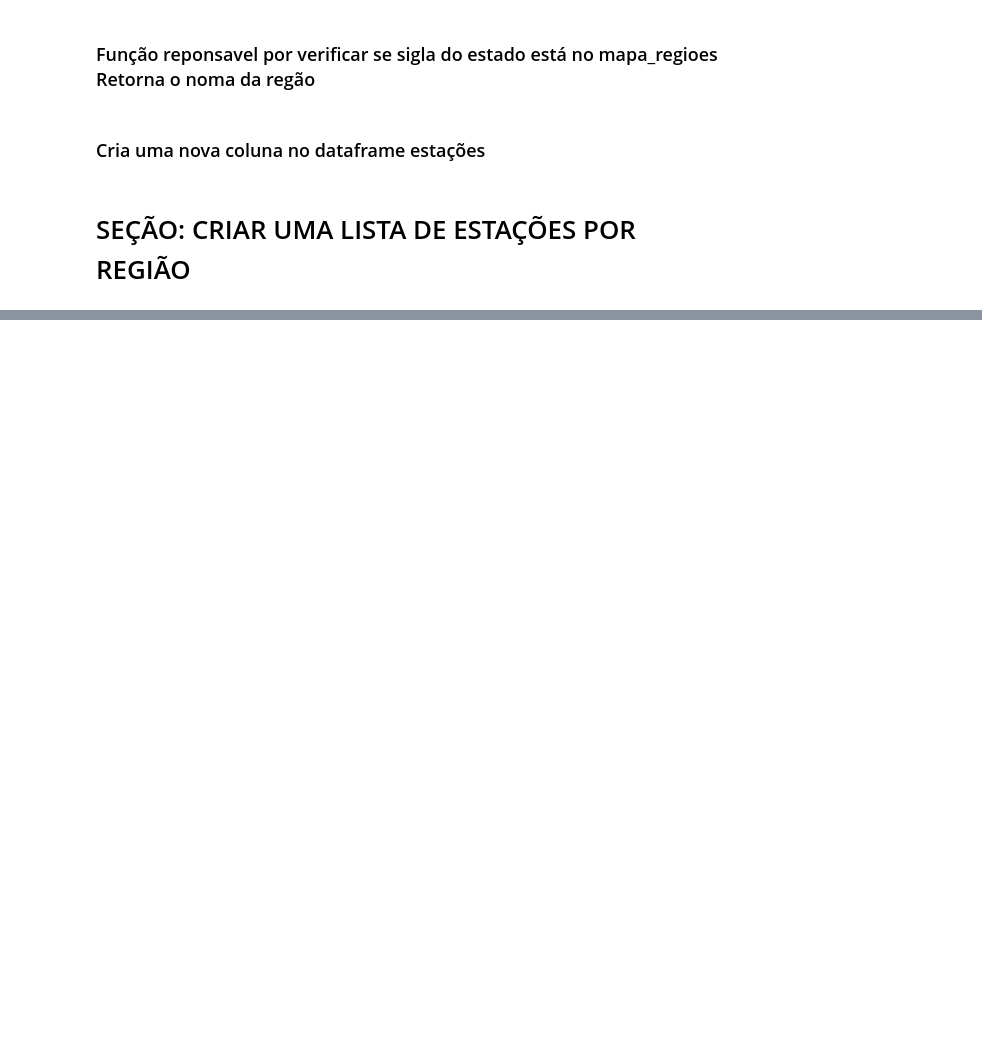
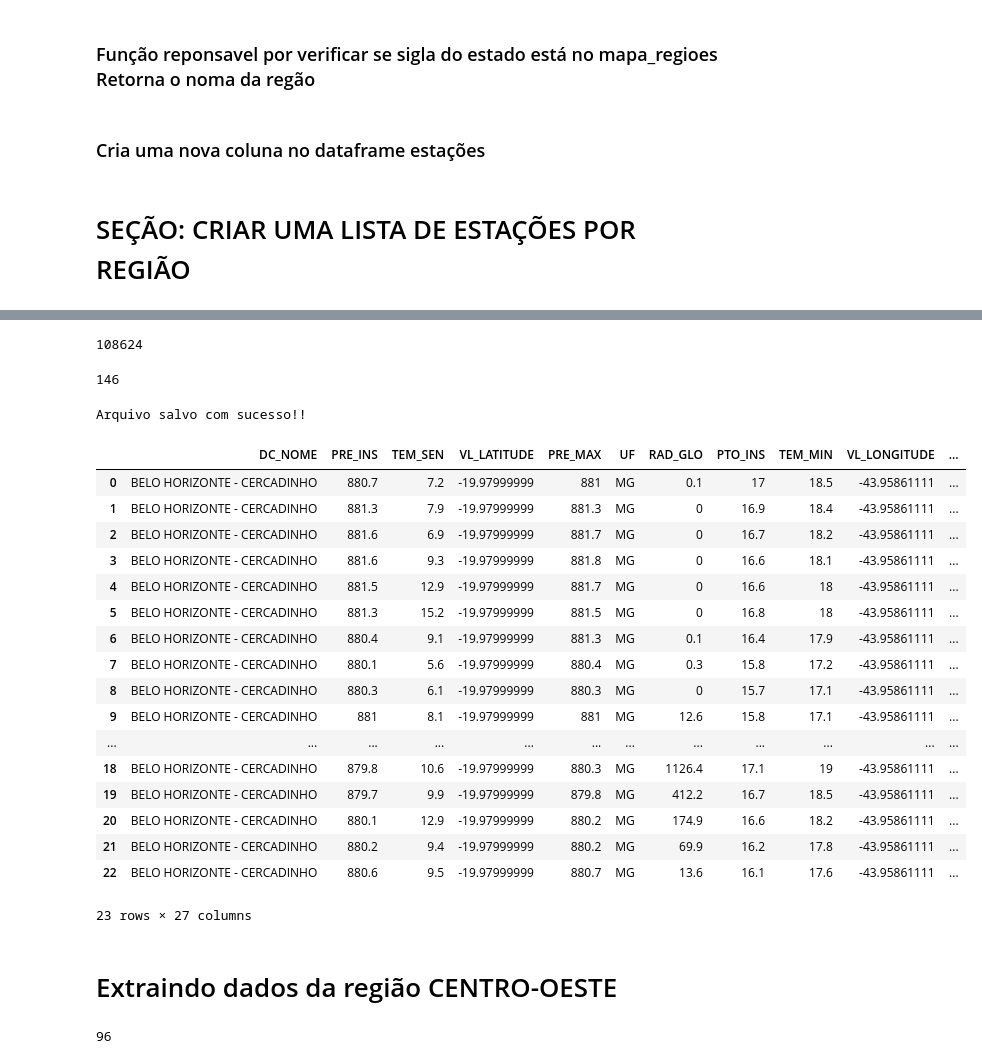
Before and after one commit to rodrigommar/project-sun-rad, a Jupyter notebook: notebook/explorar_arquivo_data_processed_all_stations.ipynb, the cells around one changed output, grey strips where cells are left out. Saved outputs shown, nothing was run; the diff lists cells and outputs as text; code cells hidden in the pictures; blank space fills up the shorter version.

Commit message:
Update - atualizando funções de manipulação de dados horarios de estações

```diff
--- a/notebook/explorar_arquivo_data_processed_all_stations.ipynb
+++ b/notebook/explorar_arquivo_data_processed_all_stations.ipynb
@@ -63,4 +65,5 @@ def cria_coluna_regiao_no_datafrma(df):
 # %% [markdown]
 # SEÇÃO: CRIAR UMA LISTA DE ESTAÇÕES POR REGIÃO
 # %%
-df [['REGIAO','SG_ESTADO', 'DC_NOME', 'CD_ESTACAO']]  [df['REGIAO'] == 'SUL'  ].sort_values('CD_ESTACAO', ascending=False)
+# df_only_automaticas = df [['REGIAO','SG_ESTADO', 'DC_NOME', 'CD_ESTACAO', 'TP_ESTACAO']]  [df['TP_ESTACAO'] == 'Automatica'  ].sort_values('CD_ESTACAO', ascending=False)
+df_only_automaticas = df [['REGIAO', 'CD_ESTACAO', 'TP_ESTACAO']]  [df['TP_ESTACAO'] == 'Automatica'  ].sort_values('CD_ESTACAO', ascending=False)
@@ -204,0 +314,6 @@ list
+# %%
+connect = ConnectAPI()
+
+start_date = '2024-01-01'
+lista_de_estacoes = connect.get_lista_estacoes_por_regiao('SUDESTE')
+dados = connect.get_data_hour_of_api_per_region(start_date, lista_de_estacoes)
@@ -204,0 +338,49 @@ list
+# %%
+# qtd de documentos na região sudeste
+len(dados)
+# %% [output]
+108624
+# %%
+lista_de_estacoes = connect.get_lista_estacoes_por_regiao('SUDESTE')
+len(lista_de_estacoes)
+# %% [output]
+146
+# %%
+json_str = json.dumps(dados, default=str)
+
+with open('../data/data_raw_sudeste_january_2024.json', 'w') as file:
+    file.write(json_str)
+
+print('Arquivo salvo com sucesso!!')
+# %% [output]
+Arquivo salvo com sucesso!!
+# %%
+df = pd.DataFrame(dados)
+# %%
+df.head(23)
+# %% [output]
+|  | DC_NOME | PRE_INS | TEM_SEN | VL_LATITUDE | PRE_MAX | UF | RAD_GLO | PTO_INS | TEM_MIN | VL_LONGITUDE | ... |
+| 0 | BELO HORIZONTE - CERCADINHO | 880.7 | 7.2 | -19.97999999 | 881 | MG | 0.1 | 17 | 18.5 | -43.95861111 | ... |
+| 1 | BELO HORIZONTE - CERCADINHO | 881.3 | 7.9 | -19.97999999 | 881.3 | MG | 0 | 16.9 | 18.4 | -43.95861111 | ... |
+| 2 | BELO HORIZONTE - CERCADINHO | 881.6 | 6.9 | -19.97999999 | 881.7 | MG | 0 | 16.7 | 18.2 | -43.95861111 | ... |
+| 3 | BELO HORIZONTE - CERCADINHO | 881.6 | 9.3 | -19.97999999 | 881.8 | MG | 0 | 16.6 | 18.1 | -43.95861111 | ... |
+| 4 | BELO HORIZONTE - CERCADINHO | 881.5 | 12.9 | -19.97999999 | 881.7 | MG | 0 | 16.6 | 18 | -43.95861111 | ... |
+| 5 | BELO HORIZONTE - CERCADINHO | 881.3 | 15.2 | -19.97999999 | 881.5 | MG | 0 | 16.8 | 18 | -43.95861111 | ... |
+| 6 | BELO HORIZONTE - CERCADINHO | 880.4 | 9.1 | -19.97999999 | 881.3 | MG | 0.1 | 16.4 | 17.9 | -43.95861111 | ... |
+| 7 | BELO HORIZONTE - CERCADINHO | 880.1 | 5.6 | -19.97999999 | 880.4 | MG | 0.3 | 15.8 | 17.2 | -43.95861111 | ... |
+| 8 | BELO HORIZONTE - CERCADINHO | 880.3 | 6.1 | -19.97999999 | 880.3 | MG | 0 | 15.7 | 17.1 | -43.95861111 | ... |
+| 9 | BELO HORIZONTE - CERCADINHO | 881 | 8.1 | -19.97999999 | 881 | MG | 12.6 | 15.8 | 17.1 | -43.95861111 | ... |
+| ... | ... | ... | ... | ... | ... | ... | ... | ... | ... | ... | ... |
+| 18 | BELO HORIZONTE - CERCADINHO | 879.8 | 10.6 | -19.97999999 | 880.3 | MG | 1126.4 | 17.1 | 19 | -43.95861111 | ... |
+| 19 | BELO HORIZONTE - CERCADINHO | 879.7 | 9.9 | -19.97999999 | 879.8 | MG | 412.2 | 16.7 | 18.5 | -43.95861111 | ... |
+| 20 | BELO HORIZONTE - CERCADINHO | 880.1 | 12.9 | -19.97999999 | 880.2 | MG | 174.9 | 16.6 | 18.2 | -43.95861111 | ... |
+| 21 | BELO HORIZONTE - CERCADINHO | 880.2 | 9.4 | -19.97999999 | 880.2 | MG | 69.9 | 16.2 | 17.8 | -43.95861111 | ... |
+| 22 | BELO HORIZONTE - CERCADINHO | 880.6 | 9.5 | -19.97999999 | 880.7 | MG | 13.6 | 16.1 | 17.6 | -43.95861111 | ... |
+23 rows × 27 columns
+# %% [markdown]
+# Extraindo dados da região CENTRO-OESTE
+# %%
+lista_de_estacoes = connect.get_lista_estacoes_por_regiao('CENTRO-OESTE')
+len(lista_de_estacoes)
+# %% [output]
+96
```
Also changed, not shown: parts of 26 cells of this notebook.
